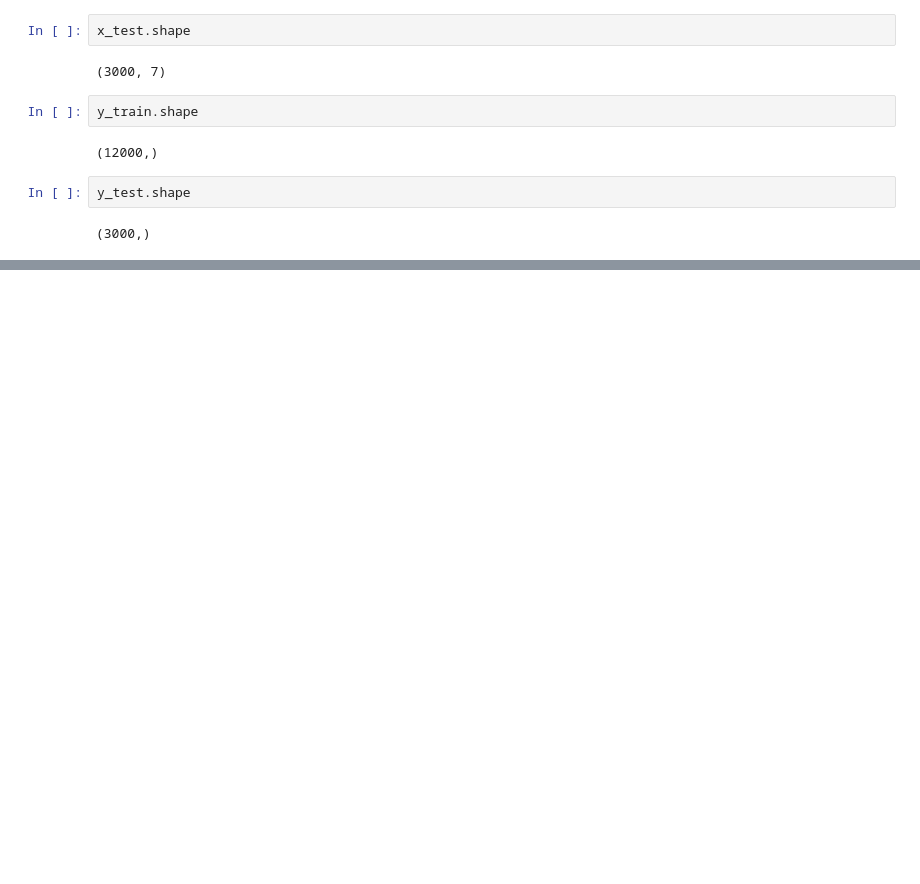
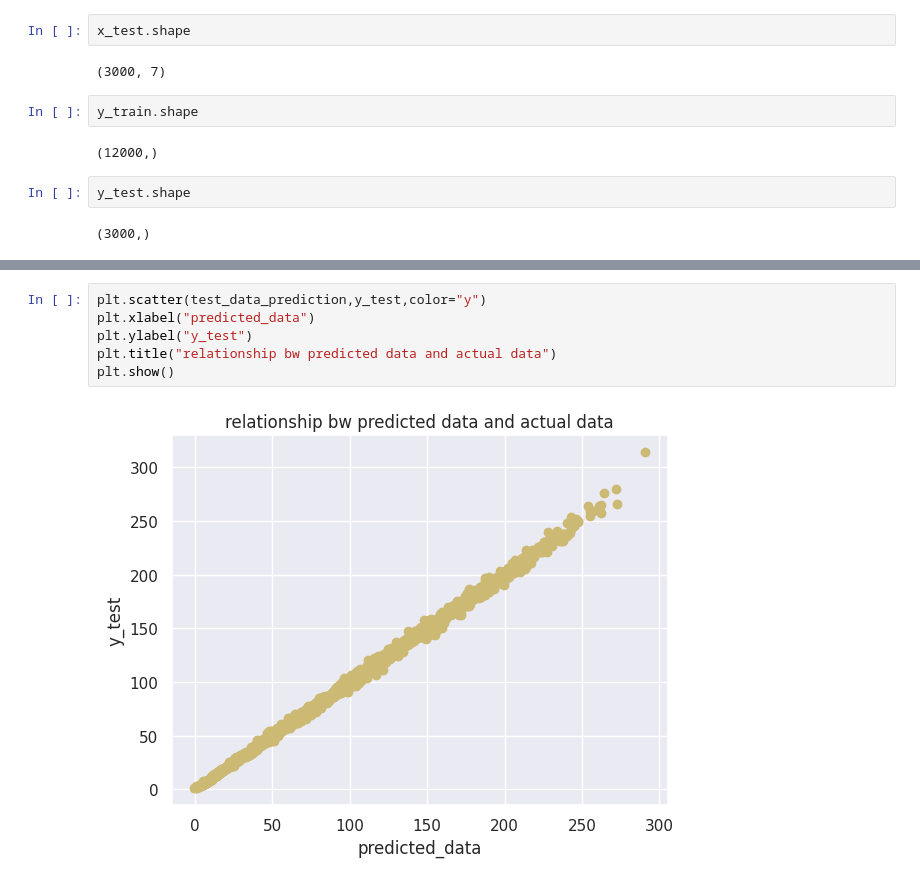
Before and after one commit to mishrasatyam9720-debug/calories-burnt-analysis, a Jupyter notebook: calories_burnt.ipynb, the cells around one changed output, grey strips where cells are left out. Cells and saved outputs as stored; diff of their text form; blank space fills up the shorter version.

```diff
--- a/calories_burnt.ipynb
+++ b/calories_burnt.ipynb
@@ -169,0 +214,8 @@ y_test.shape
+# %%
+plt.scatter(test_data_prediction,y_test,color="y")
+plt.xlabel("predicted_data")
+plt.ylabel("y_test")
+plt.title("relationship bw predicted data and actual data")
+plt.show()
+# %% [output]
+[figure, added]
```
Also changed, not shown: parts of 6 cells of this notebook.
